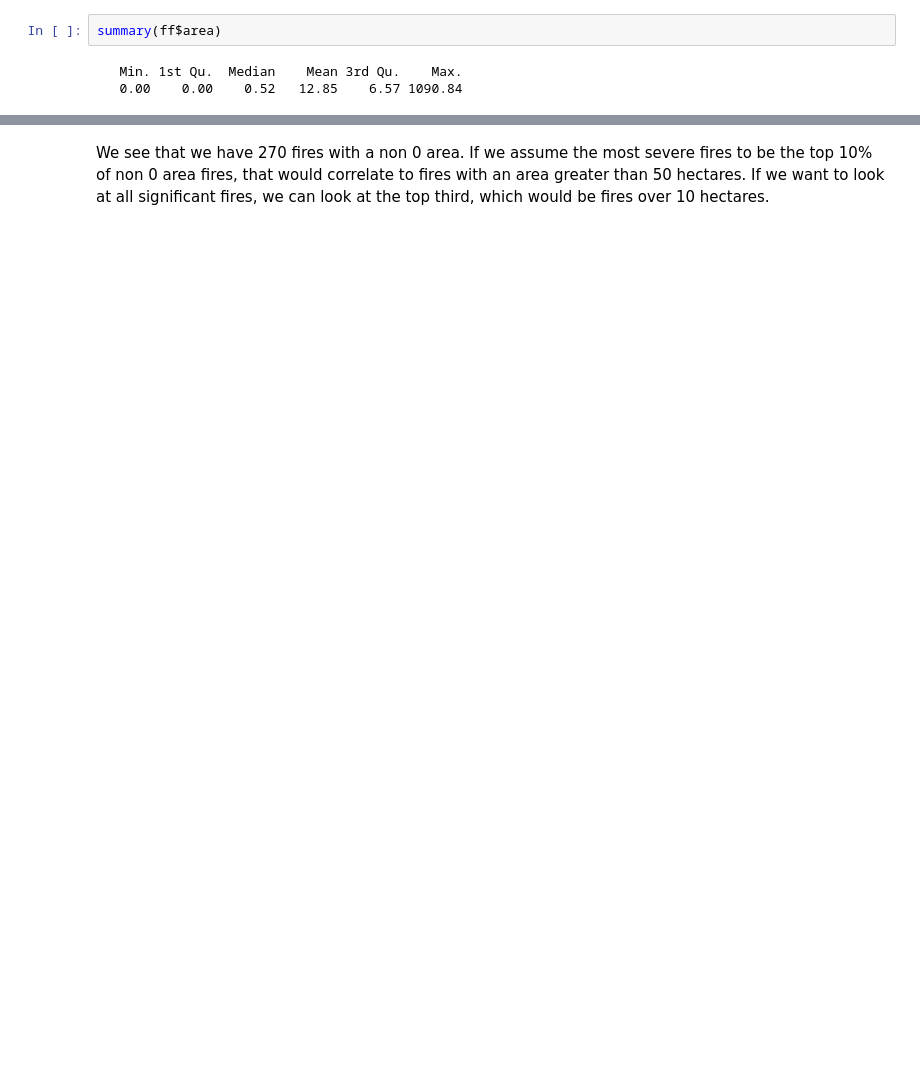
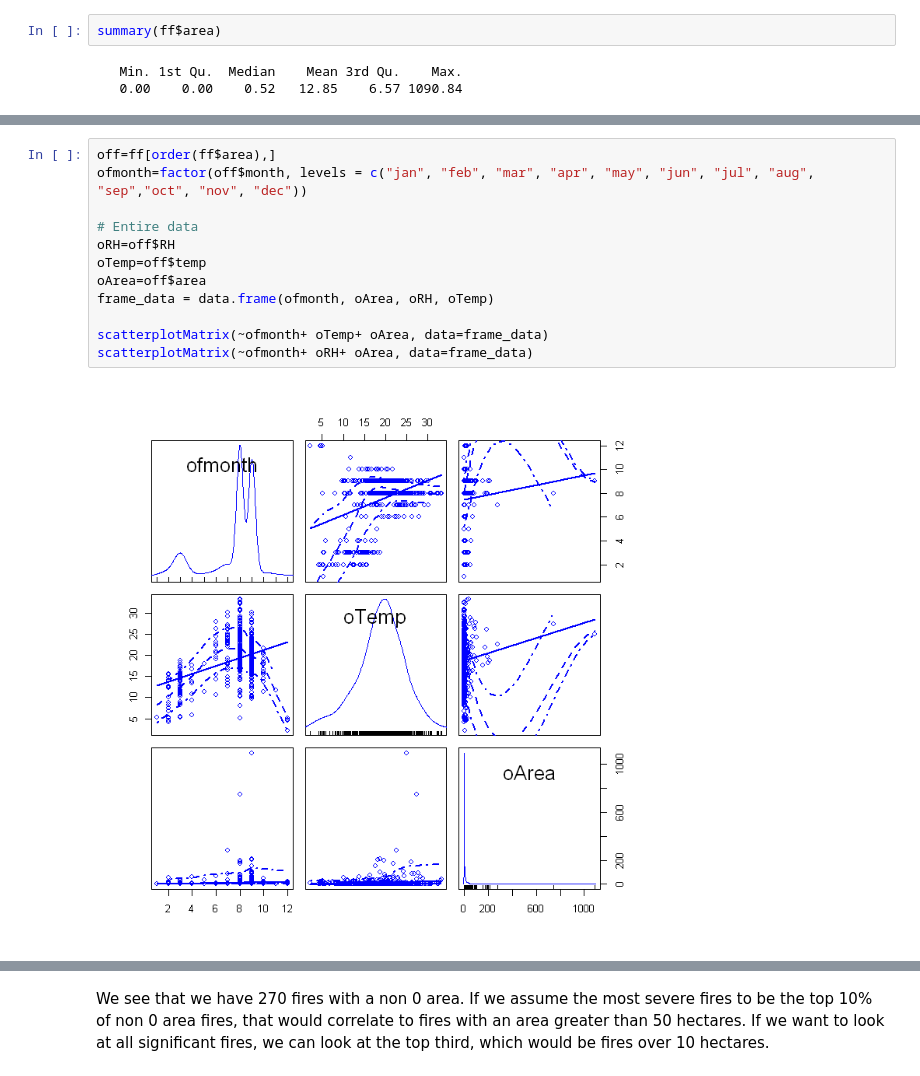
Before and after one commit to hyunchul78/w203_lab1, a Jupyter notebook: Lab1 - Forest Fire EDA.ipynb, the cells around one changed output, grey strips where cells are left out. Drawn from its saved outputs; the diff is of its cells as text; blank space fills up the shorter version.

```diff
--- a/Lab1 - Forest Fire EDA.ipynb
+++ b/Lab1 - Forest Fire EDA.ipynb
@@ -30,0 +197,14 @@ summary(ff$area)
+# %%
+off=ff[order(ff$area),]
+ofmonth=factor(off$month, levels = c("jan", "feb", "mar", "apr", "may", "jun", "jul", "aug", "sep","oct", "nov", "dec"))
+
+# Entire data
+oRH=off$RH
+oTemp=off$temp
+oArea=off$area
+frame_data = data.frame(ofmonth, oArea, oRH, oTemp)
+
+scatterplotMatrix(~ofmonth+ oTemp+ oArea, data=frame_data)
+scatterplotMatrix(~ofmonth+ oRH+ oArea, data=frame_data)
+# %% [output]
+[figure, added]
```
Also changed, not shown: parts of 129 cells of this notebook, 5 other files.
